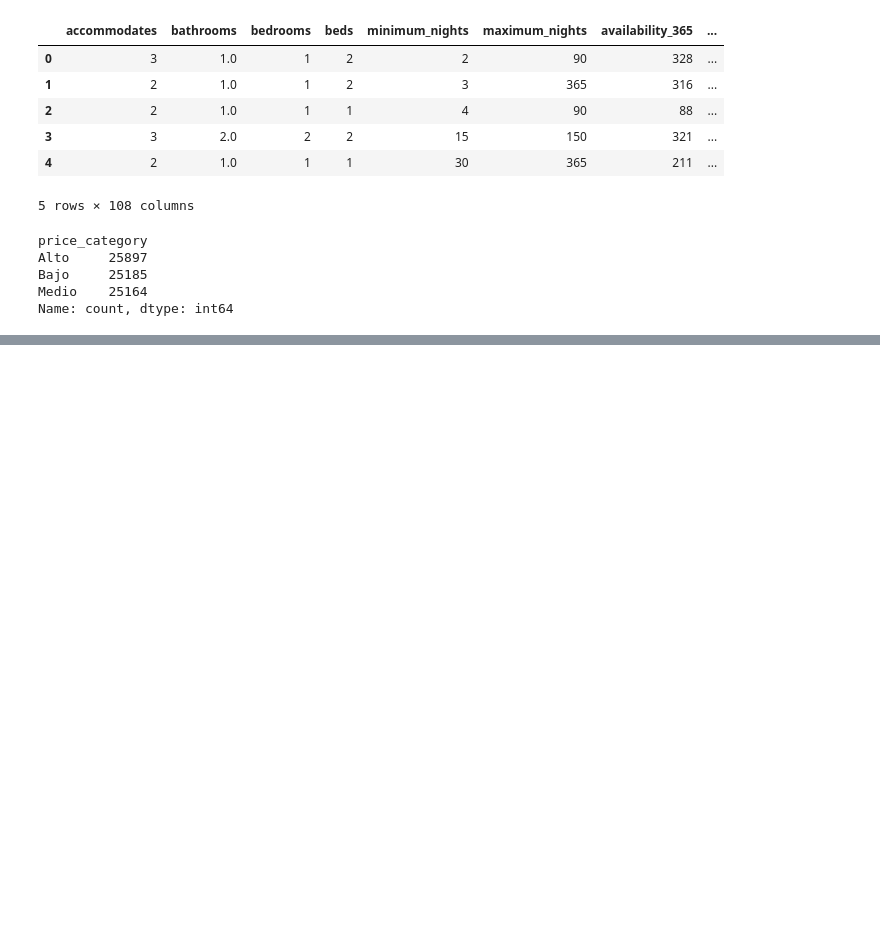
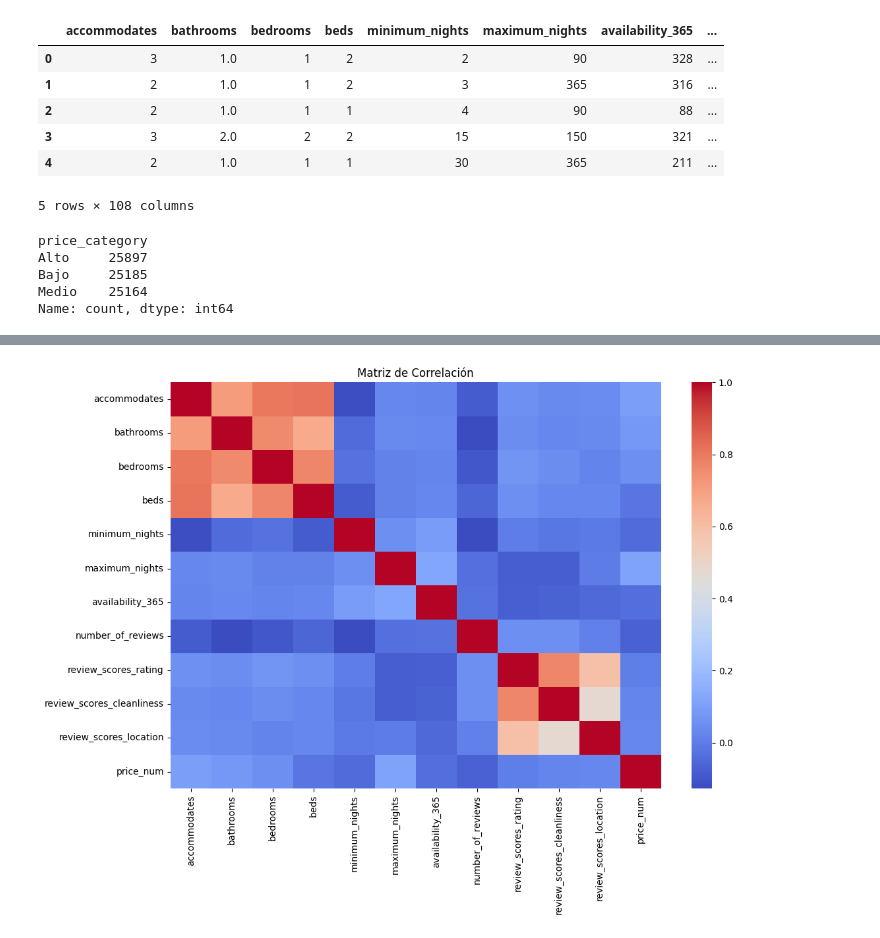
Before and after one commit to Cain7564/Lab10-Aprendizaje-Semisupervisado, a Jupyter notebook: avance.ipynb, the cells around one changed output, grey strips where cells are left out. Saved outputs shown, nothing was run; the diff lists cells and outputs as text; code cells hidden in the pictures; blank space fills up the shorter version.

```diff
--- a/avance.ipynb
+++ b/avance.ipynb
@@ -118,0 +143,13 @@ Name: count, dtype: int64
+# %%
+
+corr = datos[numericas + ['price_num']].corr()
+
+plt.figure(figsize=(12,8))
+
+sns.heatmap(corr, cmap='coolwarm')
+
+plt.title('Matriz de Correlación')
+
+plt.show()
+# %% [output]
+[figure, added]
```
Also changed, not shown: parts of 2 cells of this notebook.
